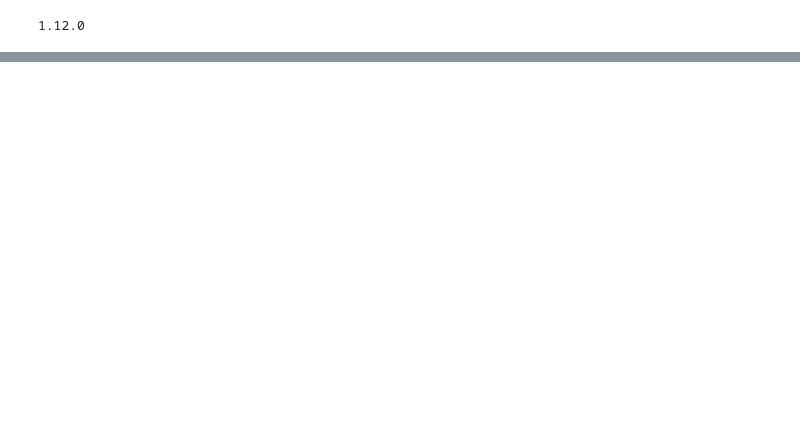
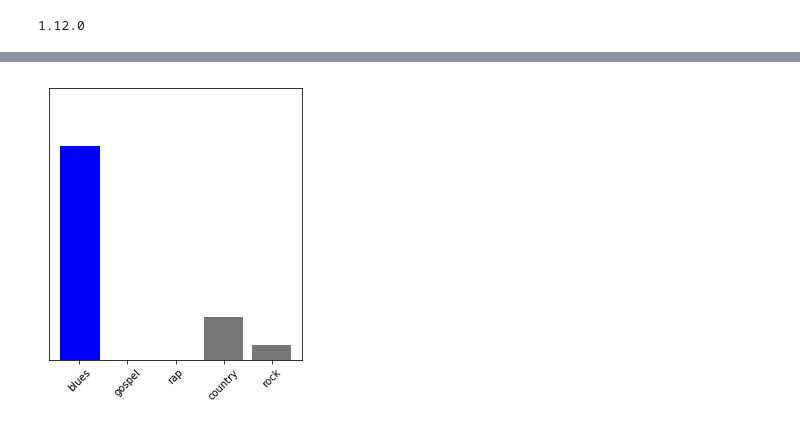
Before and after one commit to JSGandora/lyrics_scraper, a Jupyter notebook: train_model.ipynb, the cells around one changed output, grey strips where cells are left out. Drawn from its saved outputs; the diff is of its cells as text; code cells hidden in the pictures; blank space fills up the shorter version.

```diff
--- a/train_model.ipynb
+++ b/train_model.ipynb
@@ -61,3 +89,11 @@ def read_data(fn):
 
 ALL_DATA_FN = "all.data"
 X_train, Y_train, X_val, Y_val, X_test, Y_test = read_data(ALL_DATA_FN)
+# %%
+# Shuffle X_train and Y_train
+
+N = X_train.shape[0]
+idx = np.array([i for i in range(N)])
+np.random.shuffle(idx)
+X_train = X_train[idx]
+Y_train = Y_train[idx]
@@ -69,7 +111,7 @@ model = keras.Sequential([
 ])
 
 model.compile(optimizer=tf.train.AdamOptimizer(),
-              loss='categorical_crossentropy',
+              loss='sparse_categorical_crossentropy',
               metrics=['accuracy'])
 
 callbacks = [
@@ -79,8 +121,9 @@ callbacks = [
   tf.keras.callbacks.TensorBoard(log_dir='./logs')
 ]
 
+# SHUFFLE THE DATA
 model_fitted = model.fit(X_train, Y_train,
-                         epochs=20,
+                         epochs=100,
                          validation_data = (X_val, Y_val),
                          batch_size=32,
                          callbacks=callbacks
@@ -102,0 +148,26 @@ Epoch 4/20
+# %%
+X = X_val
+Y = Y_val
+
+Y_hat = model.predict(X)
+Y_pred = np.argmax(Y_hat, axis=1)
+# %%
+def plot_value_array(i, predictions_array, true_label):
+    predictions_array, true_label = predictions_array[i], true_label[i]
+    plt.grid(False)
+    plt.xticks([])
+    plt.yticks([])
+    thisplot = plt.bar(range(5), predictions_array, color="#777777")
+    plt.ylim([0, 1])
+    predicted_label = np.argmax(predictions_array)
+
+    thisplot[predicted_label].set_color('red')
+    thisplot[true_label].set_color('blue')
+
+i = 4
+plt.figure(figsize=(10,5))
+plt.subplot(1,2,1)
+plot_value_array(i, Y_hat,  Y)
+_ = plt.xticks(range(5), GENRE_NAMES, rotation=45)
+# %% [output]
+[figure, added]
```
Also changed, not shown: parts of 7 cells of this notebook, 1 other file.
